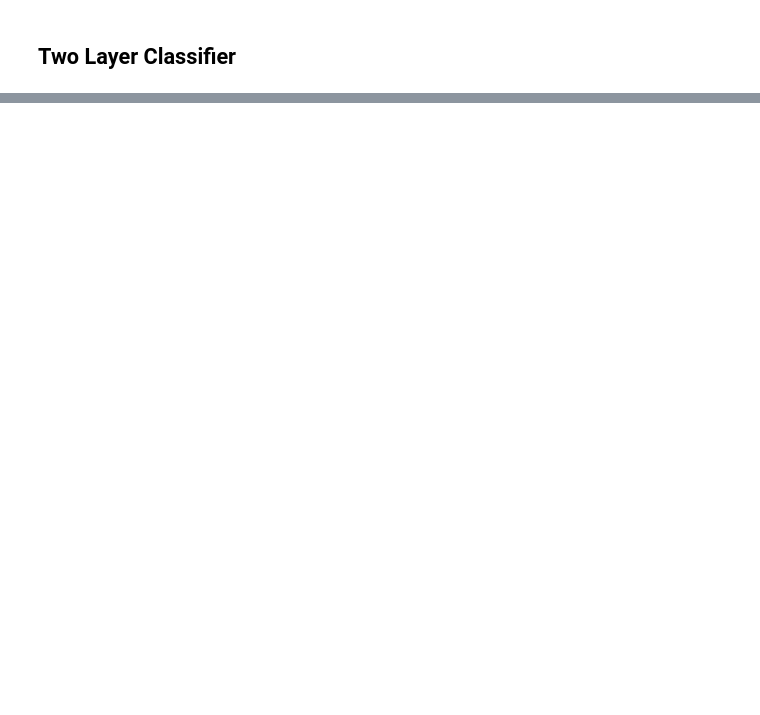
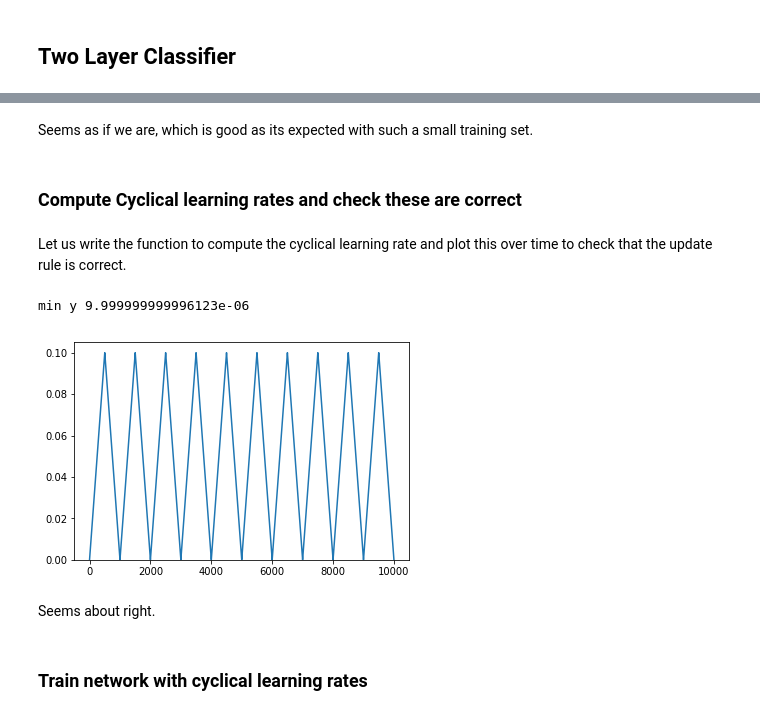
Before and after one commit to 09panesara/DD2424-Deep-Learning, a Jupyter notebook: Lab2/Lab2.ipynb, the cells around one changed output, grey strips where cells are left out. Cells and saved outputs as stored; diff of their text form; code cells hidden in the pictures; blank space fills up the shorter version.

```diff
--- a/Lab2/Lab2.ipynb
+++ b/Lab2/Lab2.ipynb
@@ -174,0 +346,39 @@ train_X, val_X, test_X = clf.normalise(train_X, val_X, test_X)
+# %% [markdown]
+Seems as if we are, which is good as its expected with such a small training set.
+# %% [markdown]
+### Compute Cyclical learning rates and check these are correct
+# %% [markdown]
+Let us write the function to compute the cyclical learning rate and plot this over time to check that the update rule is correct.
+# %%
+def plot_lr():
+    eta_min = 1*10**-5
+    eta_max = 0.1
+    n_s = 500
+    n_epochs=10000
+
+    x = []
+    y = []
+
+    l = 0
+    for epoch in range(n_epochs):
+        if epoch >= 2*l*n_s and epoch <= (2*l+1)*n_s:
+            eta = eta_min + (epoch-2*l*n_s)*(eta_max-eta_min)/n_s
+        elif epoch >= (2*l+1)*n_s and epoch <= 2*(l+1)*n_s:
+            eta = eta_max - (epoch - (2*l+1)*n_s)*(eta_max-eta_min)/n_s
+
+        if epoch % (2*n_s) == 0 and epoch > 0:
+            l += 1
+        x.append(epoch)
+        y.append(eta)
+    print('min y', min(y))
+    plt.plot(x,y)
+    plt.ylim(min(y))
+    plt.show()
+plot_lr()
+# %% [output]
+min y 9.999999999996123e-06
+[figure, added]
+# %% [markdown]
+Seems about right.
+# %% [markdown]
+### Train network with cyclical learning rates
```
Also changed, not shown: parts of 49 cells of this notebook, 10 other files.
